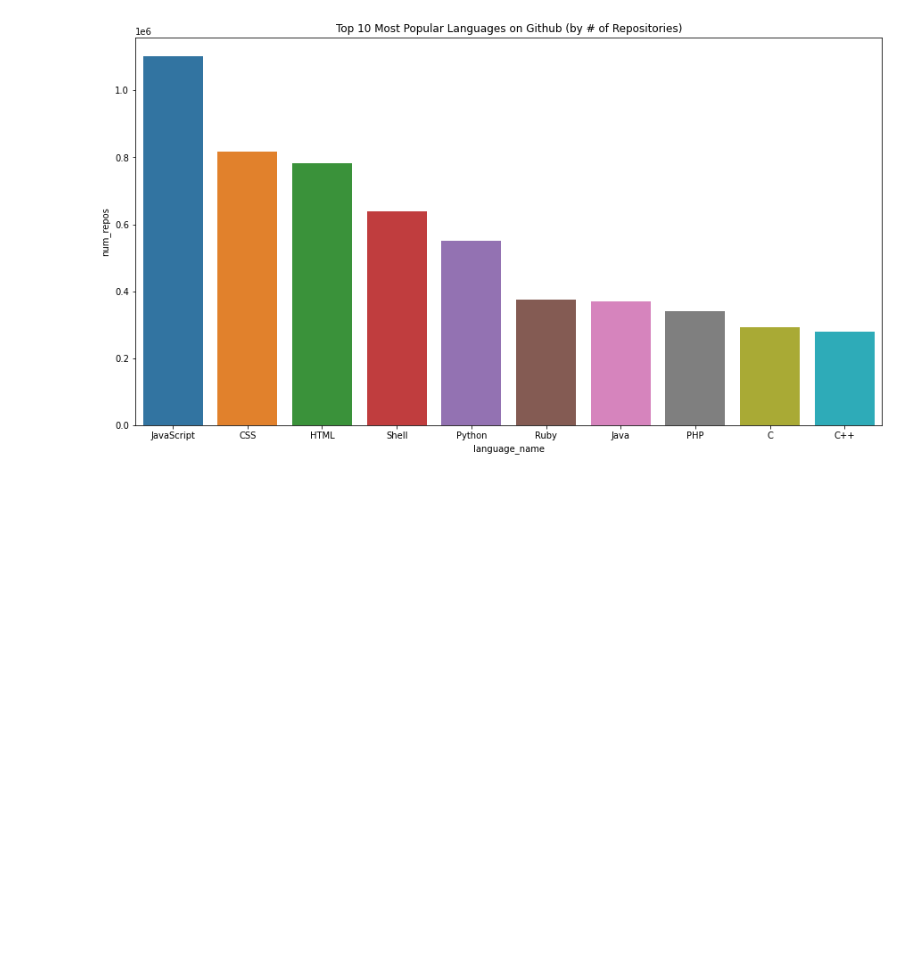
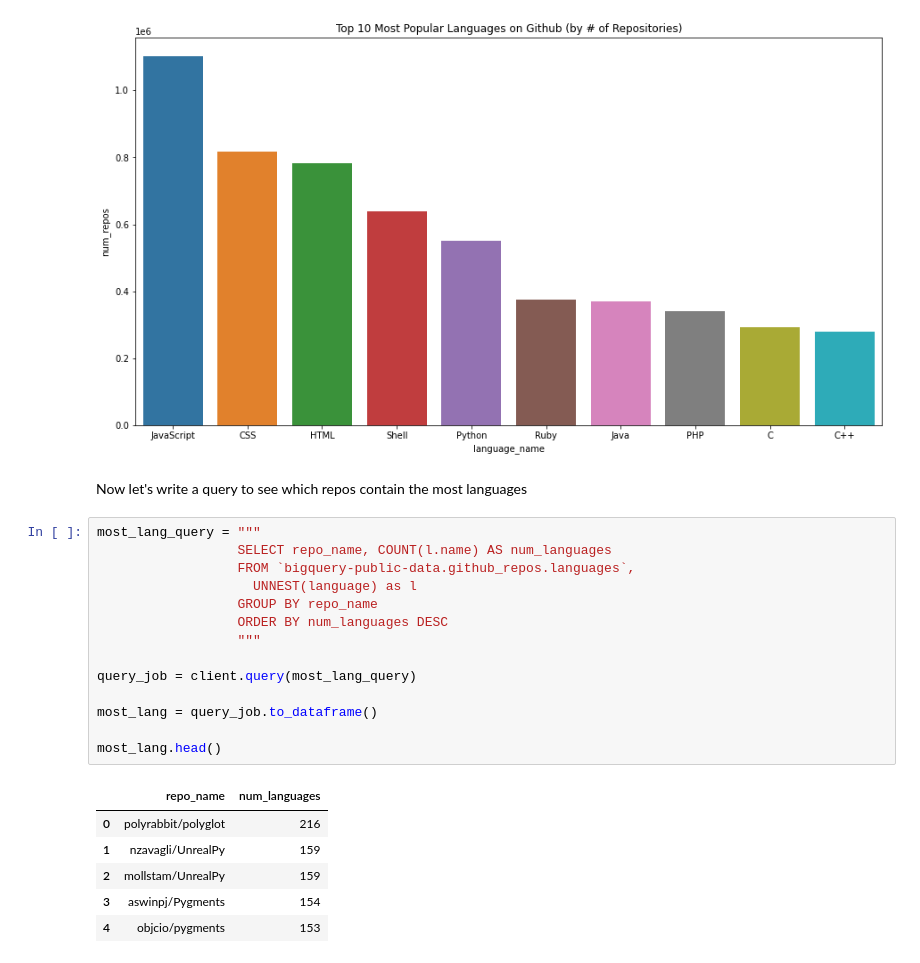
Before and after one commit to jordan-maulino/github_data, a Jupyter notebook: github_data.ipynb, the cells around one changed output. Cells and saved outputs as stored; diff of their text form; blank space fills up the shorter version.

```diff
--- a/github_data.ipynb
+++ b/github_data.ipynb
@@ -97,3 +98,26 @@ plt.title("Top 10 Most Popular Languages on Github (by # of Repositories)")
 # %% [output]
 Text(0.5, 1.0, 'Top 10 Most Popular Languages on Github (by # of Repositories)')
 [figure]
+# %% [markdown]
+Now let's write a query to see which repos contain the most languages
+# %%
+most_lang_query = """
+                  SELECT repo_name, COUNT(l.name) AS num_languages
+                  FROM `bigquery-public-data.github_repos.languages`,
+                    UNNEST(language) as l
+                  GROUP BY repo_name
+                  ORDER BY num_languages DESC
+                  """
+
+query_job = client.query(most_lang_query)
+
+most_lang = query_job.to_dataframe()
+
+most_lang.head()
+# %% [output]
+|  | repo_name | num_languages |
+| 0 | polyrabbit/polyglot | 216 |
+| 1 | nzavagli/UnrealPy | 159 |
+| 2 | mollstam/UnrealPy | 159 |
+| 3 | aswinpj/Pygments | 154 |
+| 4 | objcio/pygments | 153 |
```
Also changed, not shown: parts of 8 cells of this notebook.
